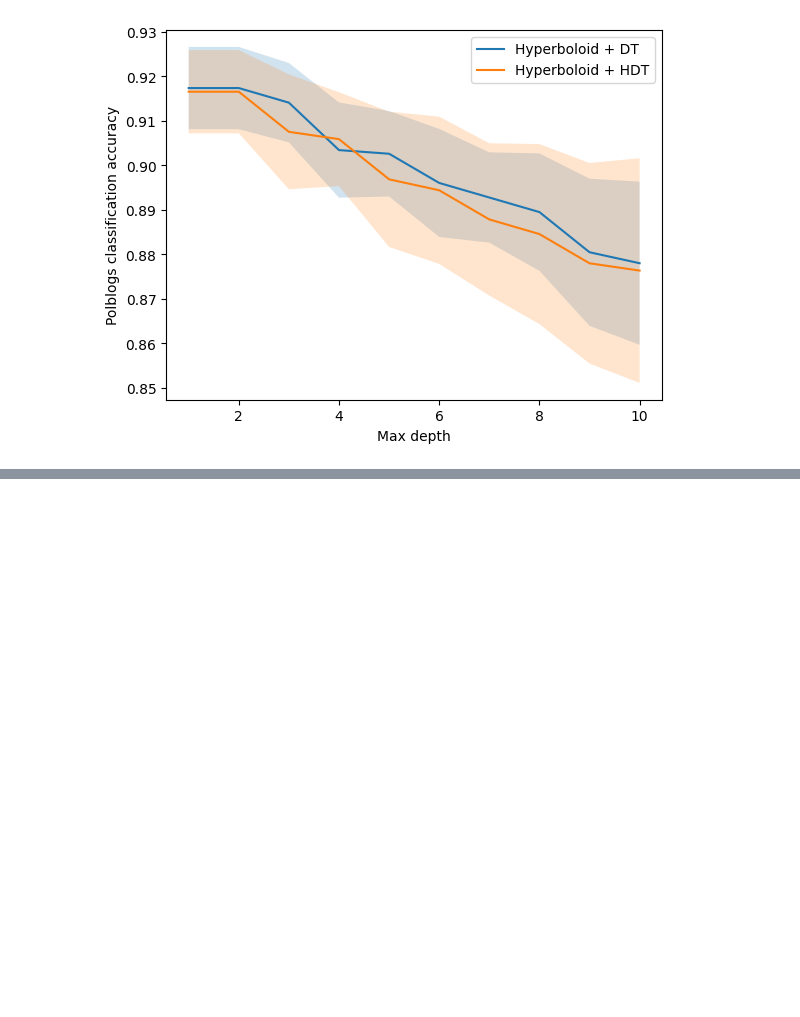
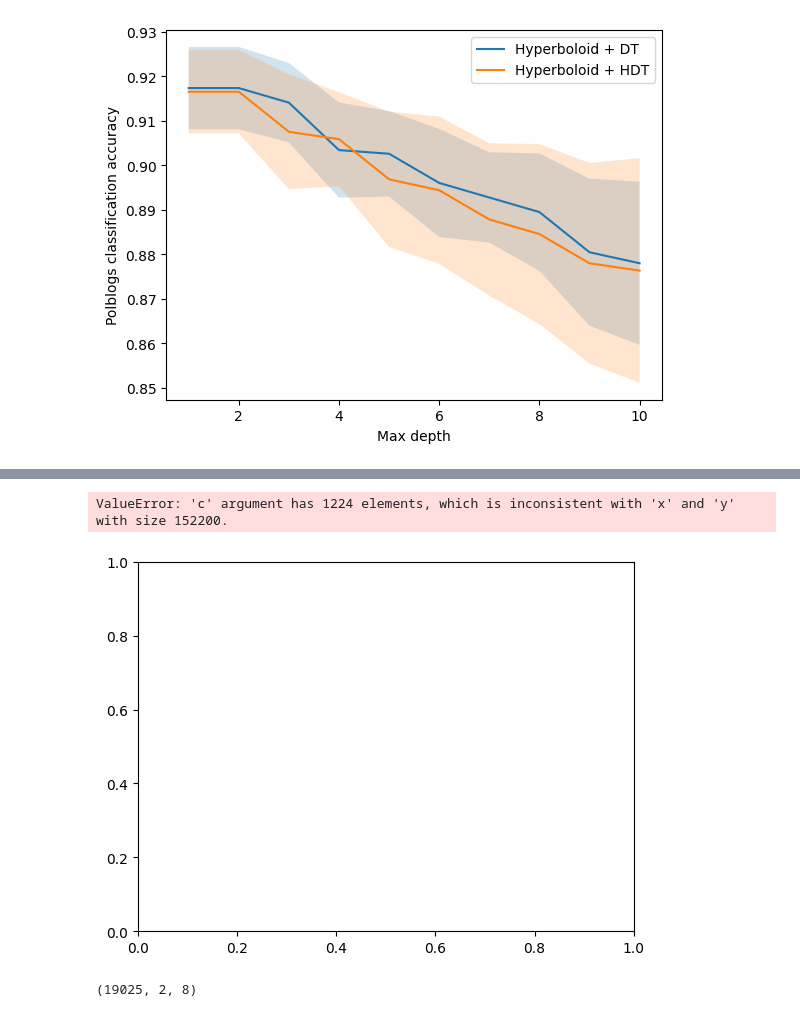
Before and after one commit to pchlenski/hyperdt, a Jupyter notebook: 17_graphs_2.ipynb, the cells around one changed output, grey strips where cells are left out. Cells and saved outputs as stored; diff of their text form; code cells hidden in the pictures; blank space fills up the shorter version.

```diff
--- a/17_graphs_2.ipynb
+++ b/17_graphs_2.ipynb
@@ -535,0 +658,31 @@ Text(0, 0.5, 'Polblogs classification accuracy')
+# %%
+from hypll.optim import RiemannianSGD
+from tqdm.notebook import tqdm
+
+# Get everything on GPU
+device = torch.device("cuda:0" if torch.cuda.is_available() else "cpu")
+print(f"Using device: {device}")
+model = model.to(device)
+
+# The learning rate of 0.3 is dived by 10 during burn-in.
+optimizer = RiemannianSGD(params=model.parameters(), lr=0.3 / 10)
+
+# Perform training as we would usually.
+for epoch in range(10):
+    average_loss = 0
+    my_tqdm = tqdm(enumerate(dataloader), total=len(dataloader))
+    for idx, (edges, edge_label_targets) in my_tqdm:
+        edges = edges.to(device)
+        edge_label_targets = edge_label_targets.to(device)
+        optimizer.zero_grad()
+
+        dists = model(edges)
+        loss = poincare_embeddings_loss(dists=dists, targets=edge_label_targets)
+        loss.backward()
+        optimizer.step()
+
+        average_loss += loss
+        my_tqdm.set_description(f"Epoch {epoch} loss: {average_loss / (idx + 1):.3f}")
+
+    average_loss /= len(dataloader)
+    print(f"Burn-in epoch {epoch} loss: {average_loss}")
@@ -535,0 +738,19 @@ Text(0, 0.5, 'Polblogs classification accuracy')
+# %%
+# Save embeddings
+
+dataset_tensor = torch.tensor(dataset.edges_list).to(device)
+poincare_embeddings = model.embed(dataset_tensor).cpu().detach().tensor.numpy()
+
+plt.scatter(
+    poincare_embeddings[:, 0],
+    poincare_embeddings[:, 1],
+    c=[x[1] for x in polblogs["labels"]],
+    s=2
+)
+# %% [output]
+ValueError: 'c' argument has 1224 elements, which is inconsistent with 'x' and 'y' with size 152200.
+[figure, added]
+# %%
+poincare_embeddings.shape
+# %% [output]
+(19025, 2, 8)
```
Also changed, not shown: parts of 13 cells of this notebook, 5 other files.
